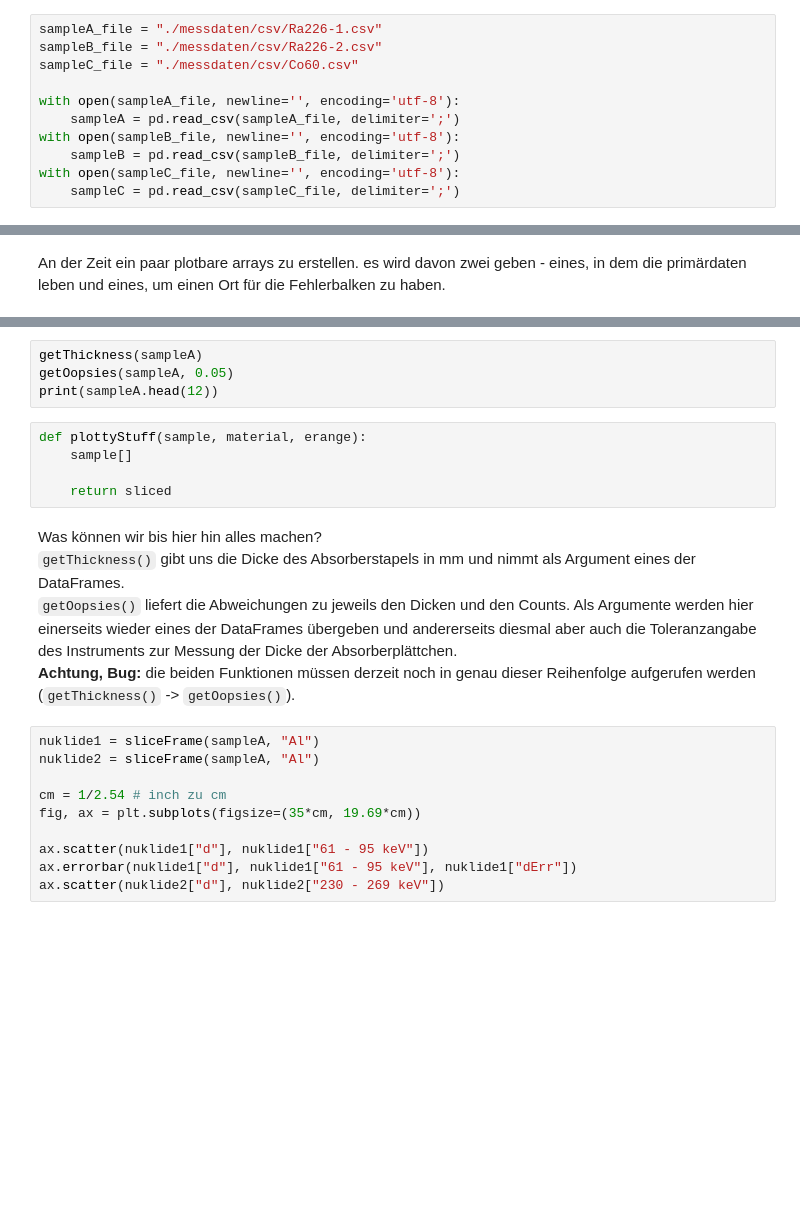
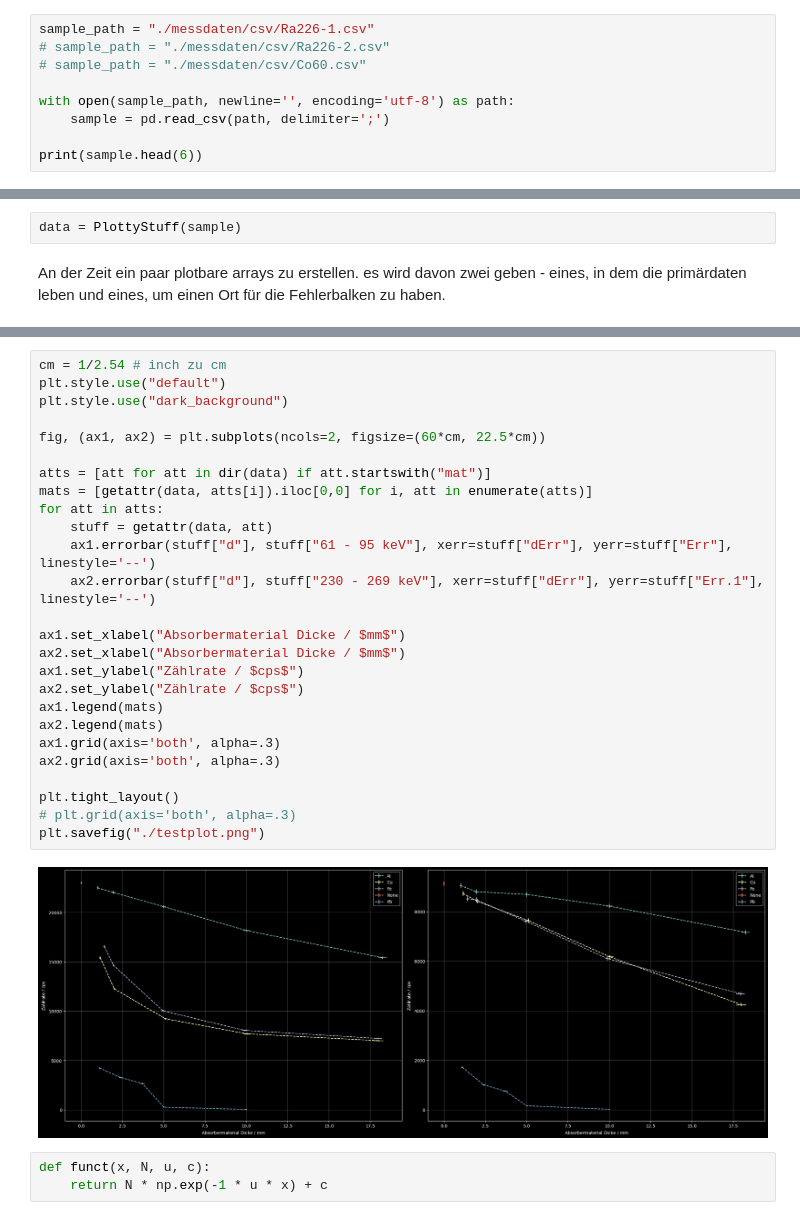
Before and after one commit to HateFindingNames/RadiationProtection_DetectorTechnology, a Jupyter notebook: V10/V10.ipynb, the cells around one changed output, grey strips where cells are left out. Drawn from its saved outputs; the diff is of its cells as text; blank space fills up the shorter version.

```diff
--- a/V10/V10.ipynb
+++ b/V10/V10.ipynb
@@ -62,11 +63,9 @@ import matplotlib.pyplot as plt
 # %%
-sampleA_file = "./messdaten/csv/Ra226-1.csv"
-sampleB_file = "./messdaten/csv/Ra226-2.csv"
-sampleC_file = "./messdaten/csv/Co60.csv"
+sample_path = "./messdaten/csv/Ra226-1.csv"
+# sample_path = "./messdaten/csv/Ra226-2.csv"
+# sample_path = "./messdaten/csv/Co60.csv"
 
-with open(sampleA_file, newline='', encoding='utf-8'):
-    sampleA = pd.read_csv(sampleA_file, delimiter=';')
-with open(sampleB_file, newline='', encoding='utf-8'):
-    sampleB = pd.read_csv(sampleB_file, delimiter=';')
-with open(sampleC_file, newline='', encoding='utf-8'):
-    sampleC = pd.read_csv(sampleC_file, delimiter=';')
+with open(sample_path, newline='', encoding='utf-8') as path:
+    sample = pd.read_csv(path, delimiter=';')
+
+print(sample.head(6))
@@ -121,2 +117,4 @@ def getOopsies(sample, oopsie):                                         # insert
+# %%
+data = PlottyStuff(sample)
 # %% [markdown]
 An der Zeit ein paar plotbare arrays zu erstellen. es wird davon zwei geben - eines, in dem die primärdaten leben und eines, um einen Ort für die Fehlerbalken zu haben.
@@ -145,24 +121,31 @@ print(sampleA)
-# %%
-getThickness(sampleA)
-getOopsies(sampleA, 0.05)
-print(sampleA.head(12))
-# %%
-def plottyStuff(sample, material, erange):
-    sample[]
-
-    return sliced
-# %% [markdown]
-Was können wir bis hier hin alles machen?
-``getThickness()`` gibt uns die Dicke des Absorberstapels in mm und nimmt als Argument eines der DataFrames.
-``getOopsies()`` liefert die Abweichungen zu jeweils den Dicken und den Counts. Als Argumente werden hier einerseits wieder eines der DataFrames übergeben und andererseits diesmal aber auch die Toleranzangabe des Instruments zur Messung der Dicke der Absorberplättchen.
-**Achtung, Bug:** die beiden Funktionen müssen derzeit noch in genau dieser Reihenfolge aufgerufen werden (``getThickness()`` -> ``getOopsies()``).
-# %%
-nuklide1 = sliceFrame(sampleA, "Al")
-nuklide2 = sliceFrame(sampleA, "Al")
-
-cm = 1/2.54 # inch zu cm
-fig, ax = plt.subplots(figsize=(35*cm, 19.69*cm))
-
-ax.scatter(nuklide1["d"], nuklide1["61 - 95 keV"])
-ax.errorbar(nuklide1["d"], nuklide1["61 - 95 keV"], nuklide1["dErr"])
-ax.scatter(nuklide2["d"], nuklide2["230 - 269 keV"])
+# %%
+cm = 1/2.54 # inch zu cm
+plt.style.use("default")
+plt.style.use("dark_background")
+
+fig, (ax1, ax2) = plt.subplots(ncols=2, figsize=(60*cm, 22.5*cm))
+
+atts = [att for att in dir(data) if att.startswith("mat")]
+mats = [getattr(data, atts[i]).iloc[0,0] for i, att in enumerate(atts)]
+for att in atts:
+    stuff = getattr(data, att)
+    ax1.errorbar(stuff["d"], stuff["61 - 95 keV"], xerr=stuff["dErr"], yerr=stuff["Err"], linestyle='--')
+    ax2.errorbar(stuff["d"], stuff["230 - 269 keV"], xerr=stuff["dErr"], yerr=stuff["Err.1"], linestyle='--')
+
+ax1.set_xlabel("Absorbermaterial Dicke / $mm$")
+ax2.set_xlabel("Absorbermaterial Dicke / $mm$")
+ax1.set_ylabel("Zählrate / $cps$")
+ax2.set_ylabel("Zählrate / $cps$")
+ax1.legend(mats)
+ax2.legend(mats)
+ax1.grid(axis='both', alpha=.3)
+ax2.grid(axis='both', alpha=.3)
+
+plt.tight_layout()
+# plt.grid(axis='both', alpha=.3)
+plt.savefig("./testplot.png")
+# %% [output]
+[figure, added]
+# %%
+def funct(x, N, u, c):
+    return N * np.exp(-1 * u * x) + c
```
Also changed, not shown: parts of 7 cells of this notebook, 2 other files.
